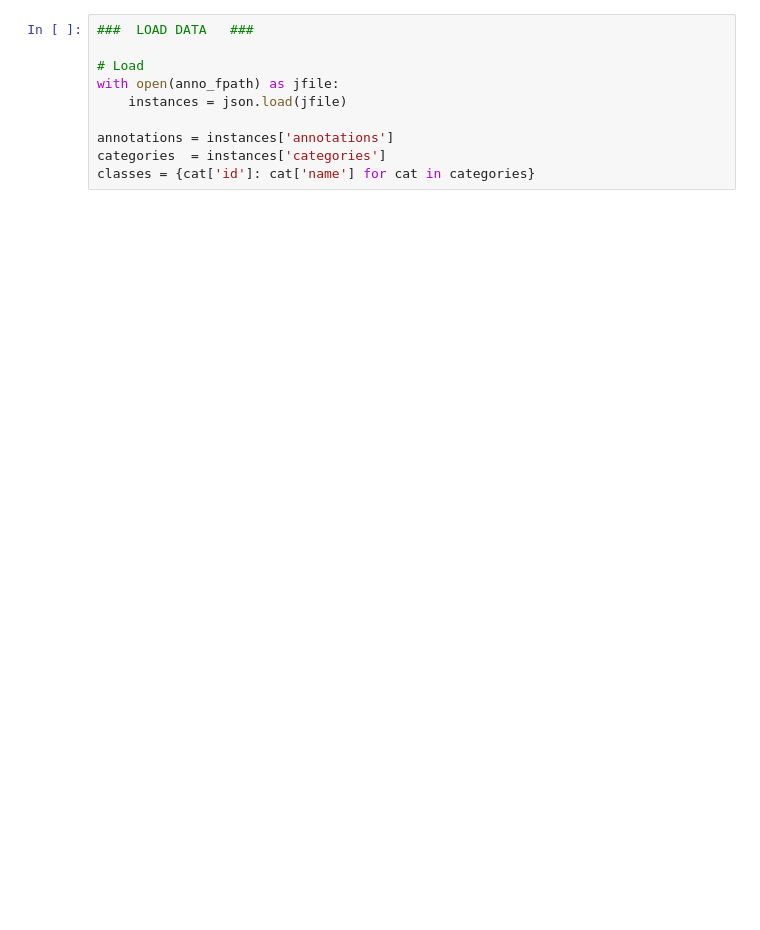
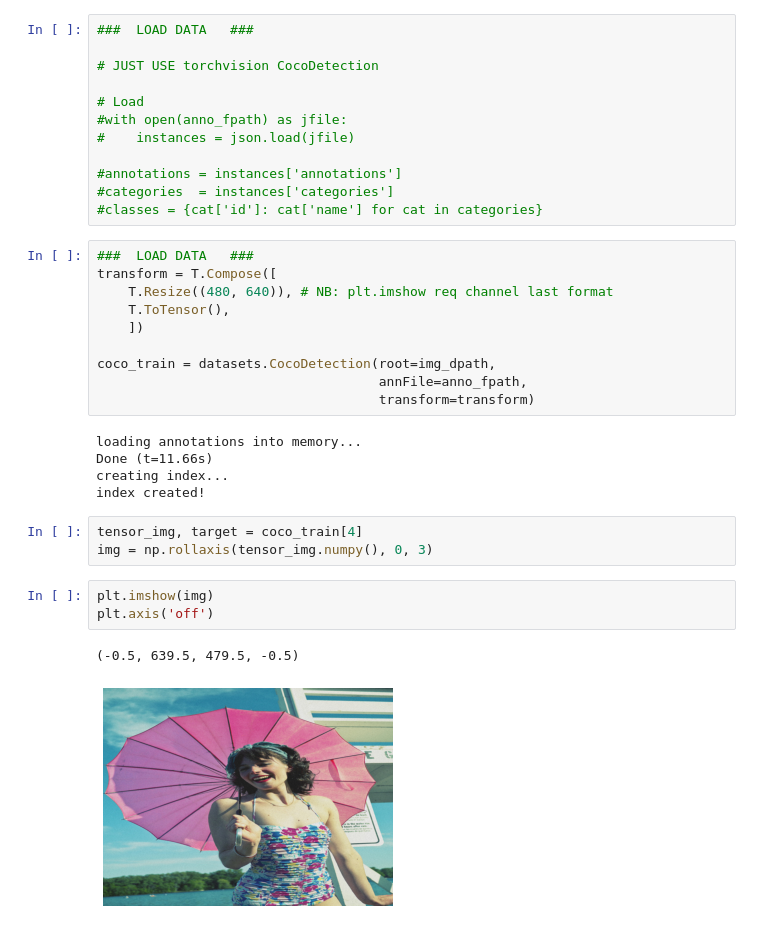
Before and after one commit to evdcush/AI-Sandbox, a Jupyter notebook: sandbox/det.ipynb, the cells around one changed output. Saved outputs shown, nothing was run; the diff lists cells and outputs as text; blank space fills up the shorter version.

Commit message:
using torchvision.datasets.CocoDetection

```diff
--- a/sandbox/det.ipynb
+++ b/sandbox/det.ipynb
@@ -62,10 +26,36 @@ noprint = True
 # %%
 ###  LOAD DATA   ###
 
+# JUST USE torchvision CocoDetection
+
 # Load
-with open(anno_fpath) as jfile:
-    instances = json.load(jfile)
+#with open(anno_fpath) as jfile:
+#    instances = json.load(jfile)
 
-annotations = instances['annotations']
-categories  = instances['categories']
-classes = {cat['id']: cat['name'] for cat in categories}
+#annotations = instances['annotations']
+#categories  = instances['categories']
+#classes = {cat['id']: cat['name'] for cat in categories}
+# %%
+###  LOAD DATA   ###
+transform = T.Compose([
+    T.Resize((480, 640)), # NB: plt.imshow req channel last format
+    T.ToTensor(),
+    ])
+
+coco_train = datasets.CocoDetection(root=img_dpath,
+                                    annFile=anno_fpath,
+                                    transform=transform)
+# %% [output]
+loading annotations into memory...
+Done (t=11.66s)
+creating index...
+index created!
+# %%
+tensor_img, target = coco_train[4]
+img = np.rollaxis(tensor_img.numpy(), 0, 3)
+# %%
+plt.imshow(img)
+plt.axis('off')
+# %% [output]
+(-0.5, 639.5, 479.5, -0.5)
+[figure, added]
```
Also changed, not shown: parts of 3 cells of this notebook.
